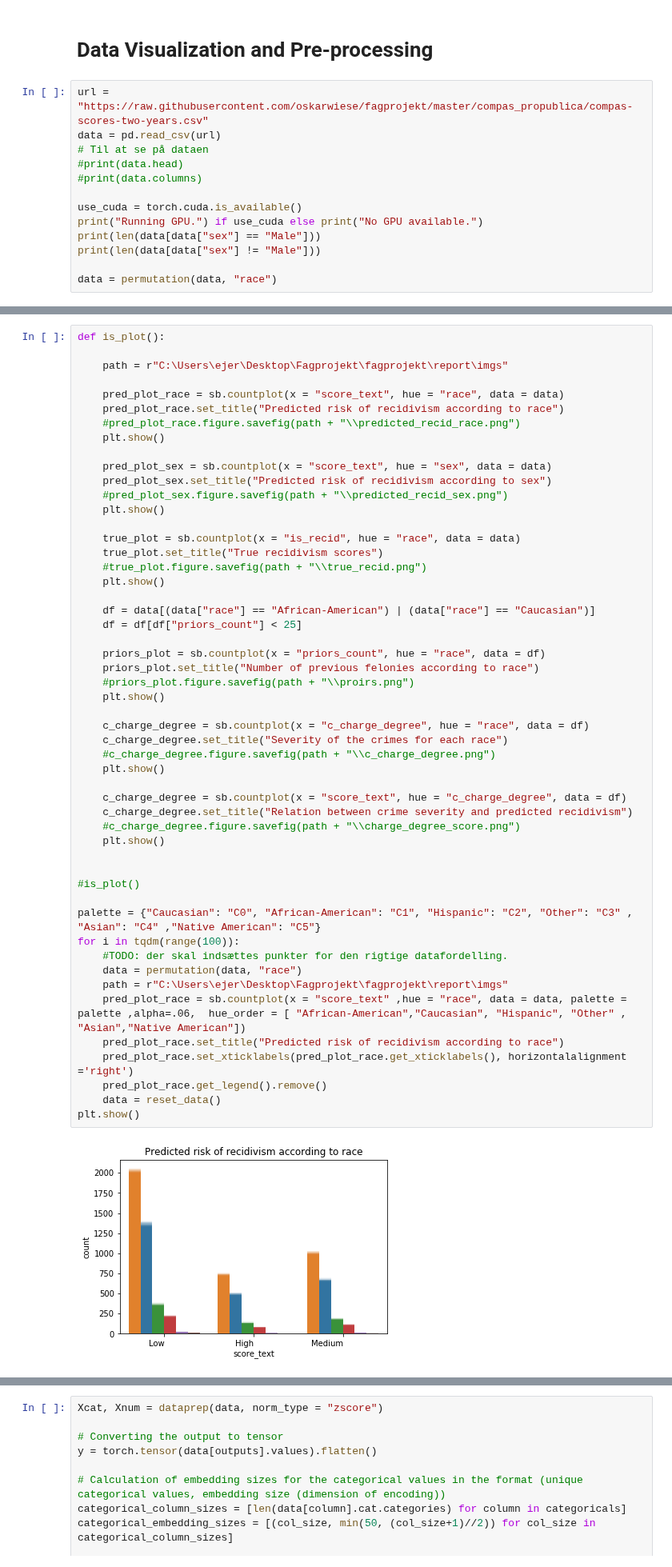
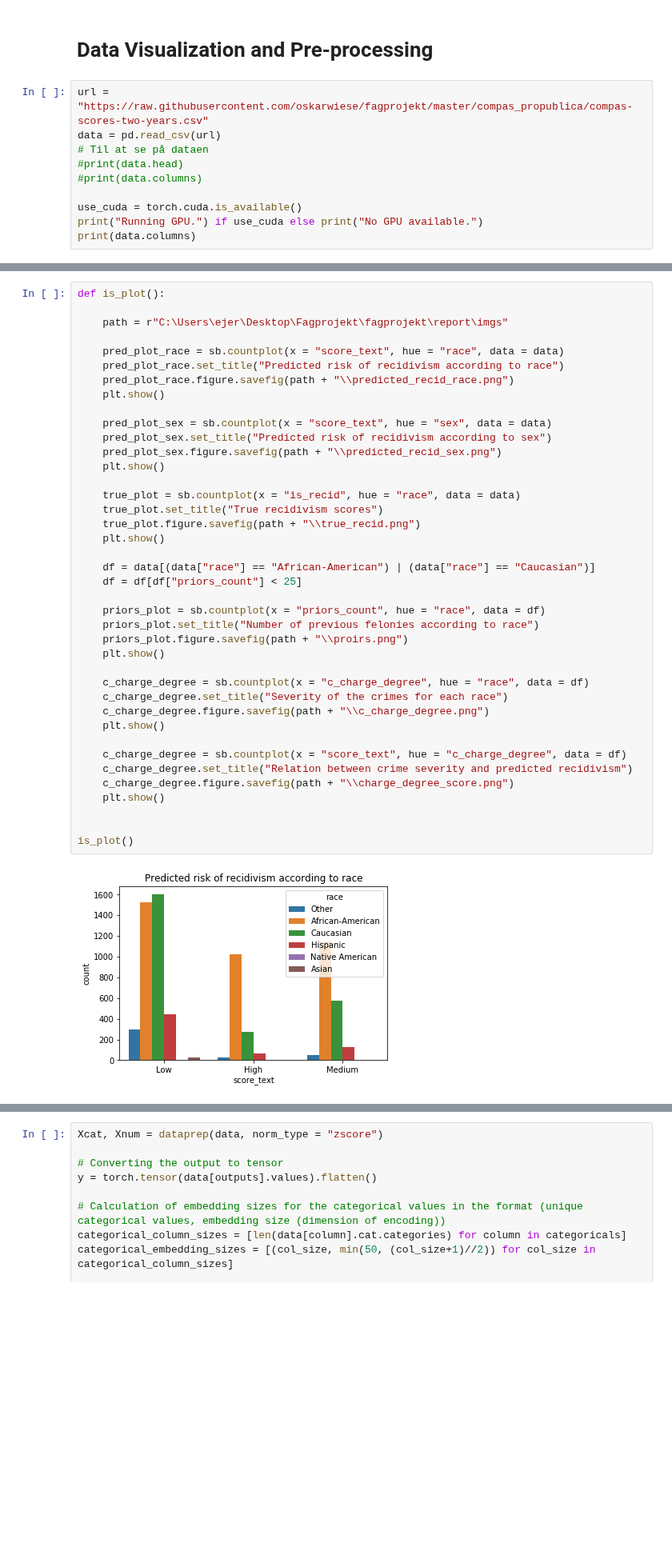
Before and after one commit to oskarwiese/fagprojekt, a Jupyter notebook: src/Classifier_notebook.ipynb, the cells around one changed output, grey strips where cells are left out. Shown at 80% size. Saved outputs shown, nothing was run; the diff lists cells and outputs as text; blank space fills up the shorter version.

```diff
--- a/src/Classifier_notebook.ipynb
+++ b/src/Classifier_notebook.ipynb
@@ -62,9 +52,6 @@ data = pd.read_csv(url)
 
 use_cuda = torch.cuda.is_available()
 print("Running GPU.") if use_cuda else print("No GPU available.")
-print(len(data[data["sex"] == "Male"]))
-print(len(data[data["sex"] != "Male"]))
-
-data = permutation(data, "race")
+print(data.columns)
 # %% [output]
 No GPU available.
@@ -77,50 +77,38 @@ def is_plot():
 
     pred_plot_race = sb.countplot(x = "score_text", hue = "race", data = data)
     pred_plot_race.set_title("Predicted risk of recidivism according to race")
-    #pred_plot_race.figure.savefig(path + "\\predicted_recid_race.png")
+    pred_plot_race.figure.savefig(path + "\\predicted_recid_race.png")
     plt.show()
 
     pred_plot_sex = sb.countplot(x = "score_text", hue = "sex", data = data)
     pred_plot_sex.set_title("Predicted risk of recidivism according to sex")
-    #pred_plot_sex.figure.savefig(path + "\\predicted_recid_sex.png")
+    pred_plot_sex.figure.savefig(path + "\\predicted_recid_sex.png")
     plt.show()
 
     true_plot = sb.countplot(x = "is_recid", hue = "race", data = data)
     true_plot.set_title("True recidivism scores")
-    #true_plot.figure.savefig(path + "\\true_recid.png")
+    true_plot.figure.savefig(path + "\\true_recid.png")
     plt.show()
 
     df = data[(data["race"] == "African-American") | (data["race"] == "Caucasian")]
     df = df[df["priors_count"] < 25]
 
     priors_plot = sb.countplot(x = "priors_count", hue = "race", data = df)
     priors_plot.set_title("Number of previous felonies according to race")
-    #priors_plot.figure.savefig(path + "\\proirs.png")
+    priors_plot.figure.savefig(path + "\\proirs.png")
     plt.show()
 
     c_charge_degree = sb.countplot(x = "c_charge_degree", hue = "race", data = df)
     c_charge_degree.set_title("Severity of the crimes for each race")
-    #c_charge_degree.figure.savefig(path + "\\c_charge_degree.png")
+    c_charge_degree.figure.savefig(path + "\\c_charge_degree.png")
     plt.show()
 
     c_charge_degree = sb.countplot(x = "score_text", hue = "c_charge_degree", data = df)
     c_charge_degree.set_title("Relation between crime severity and predicted recidivism")
-    #c_charge_degree.figure.savefig(path + "\\charge_degree_score.png")
+    c_charge_degree.figure.savefig(path + "\\charge_degree_score.png")
     plt.show()
 
 
-#is_plot()
-
-palette = {"Caucasian": "C0", "African-American": "C1", "Hispanic": "C2", "Other": "C3" , "Asian": "C4" ,"Native American": "C5"}
-for i in tqdm(range(100)):
-    #TODO: der skal indsættes punkter for den rigtige datafordelling.
-    data = permutation(data, "race")
-    path = r"C:\Users\ejer\Desktop\Fagprojekt\fagprojekt\report\imgs"
-    pred_plot_race = sb.countplot(x = "score_text" ,hue = "race", data = data, palette = palette ,alpha=.06,  hue_order = [ "African-American","Caucasian", "Hispanic", "Other" , "Asian","Native American"])
-    pred_plot_race.set_title("Predicted risk of recidivism according to race")
-    pred_plot_race.set_xticklabels(pred_plot_race.get_xticklabels(), horizontalalignment ='right')
-    pred_plot_race.get_legend().remove()
-    data = reset_data()
-plt.show()
+is_plot()
 # %% [output]
-[figure, old version]
+[figure, new version]
```
Also changed, not shown: parts of 6 cells of this notebook.
